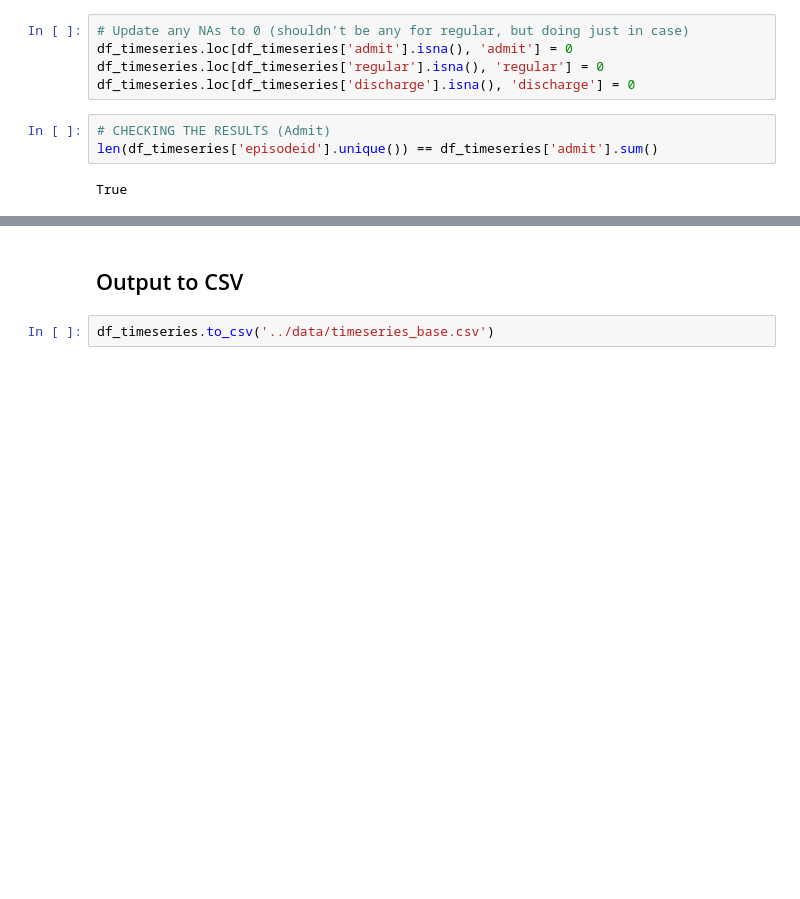
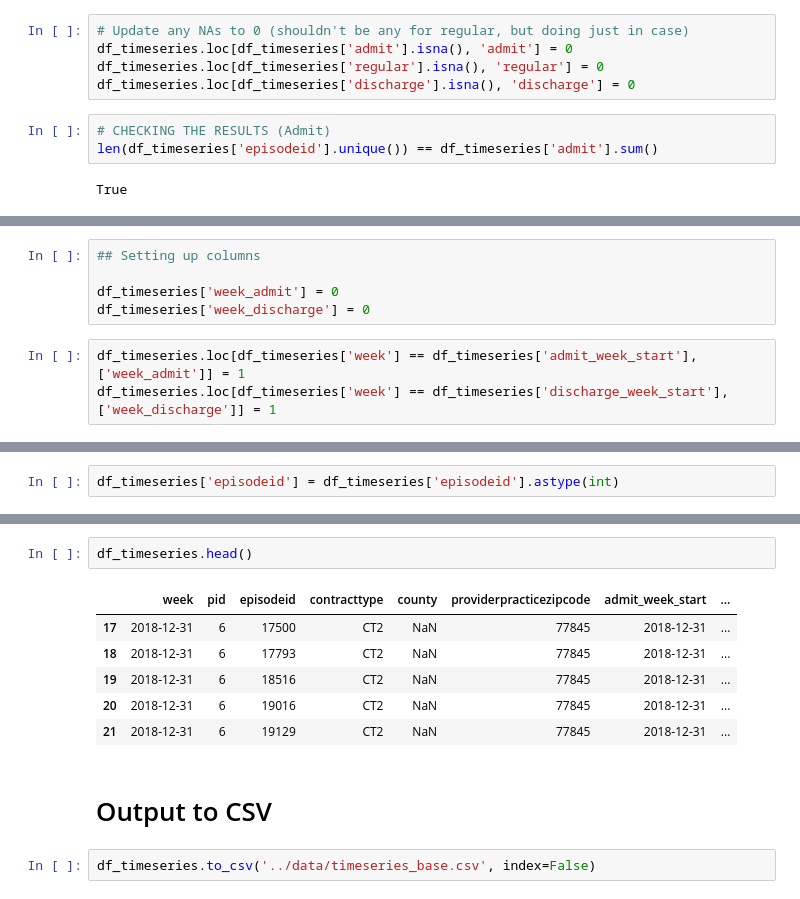
Before and after one commit to alfredprah/ds_case_team_5, a Jupyter notebook: notebooks/10_timeseries_base.ipynb, the cells around one changed output, grey strips where cells are left out. Saved outputs shown, nothing was run; the diff lists cells and outputs as text; blank space fills up the shorter version.

```diff
--- a/notebooks/10_timeseries_base.ipynb
+++ b/notebooks/10_timeseries_base.ipynb
@@ -494,0 +509,8 @@ True
+# %%
+## Setting up columns
+
+df_timeseries['week_admit'] = 0
+df_timeseries['week_discharge'] = 0
+# %%
+df_timeseries.loc[df_timeseries['week'] == df_timeseries['admit_week_start'], ['week_admit']] = 1
+df_timeseries.loc[df_timeseries['week'] == df_timeseries['discharge_week_start'], ['week_discharge']] = 1
@@ -494,0 +525,2 @@ True
+# %%
+df_timeseries['episodeid'] = df_timeseries['episodeid'].astype(int)
@@ -495,4 +547,13 @@ True
+# %%
+df_timeseries.head()
+# %% [output]
+|  | week | pid | episodeid | contracttype | county | providerpracticezipcode | admit_week_start | ... |
+| 17 | 2018-12-31 | 6 | 17500 | CT2 | NaN | 77845 | 2018-12-31 | ... |
+| 18 | 2018-12-31 | 6 | 17793 | CT2 | NaN | 77845 | 2018-12-31 | ... |
+| 19 | 2018-12-31 | 6 | 18516 | CT2 | NaN | 77845 | 2018-12-31 | ... |
+| 20 | 2018-12-31 | 6 | 19016 | CT2 | NaN | 77845 | 2018-12-31 | ... |
+| 21 | 2018-12-31 | 6 | 19129 | CT2 | NaN | 77845 | 2018-12-31 | ... |
 # %% [markdown]
-## Output to CSV
+# Output to CSV
 # %%
-df_timeseries.to_csv('../data/timeseries_base.csv')
+df_timeseries.to_csv('../data/timeseries_base.csv', index=False)
```
Also changed, not shown: parts of 15 cells of this notebook, 2 other files.
